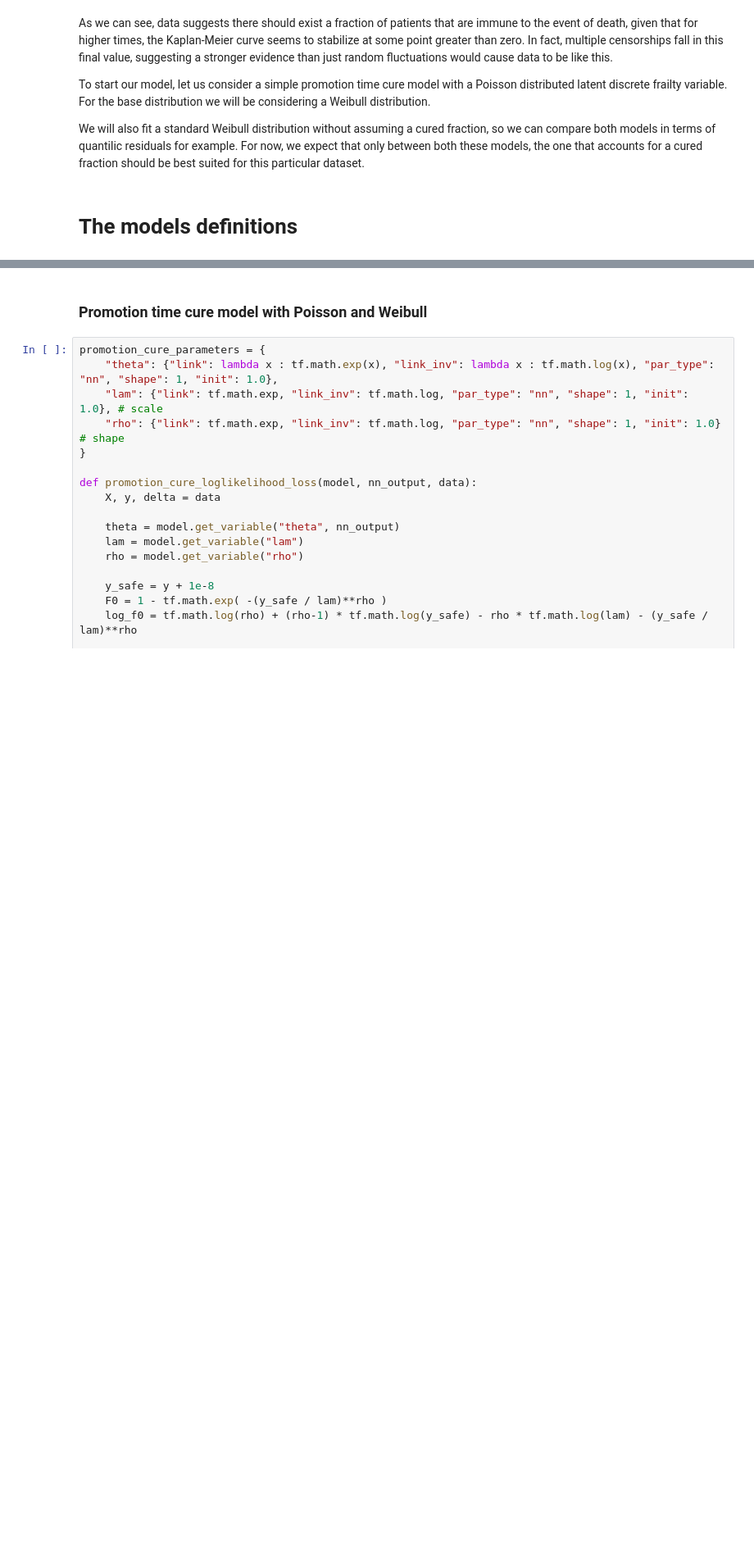
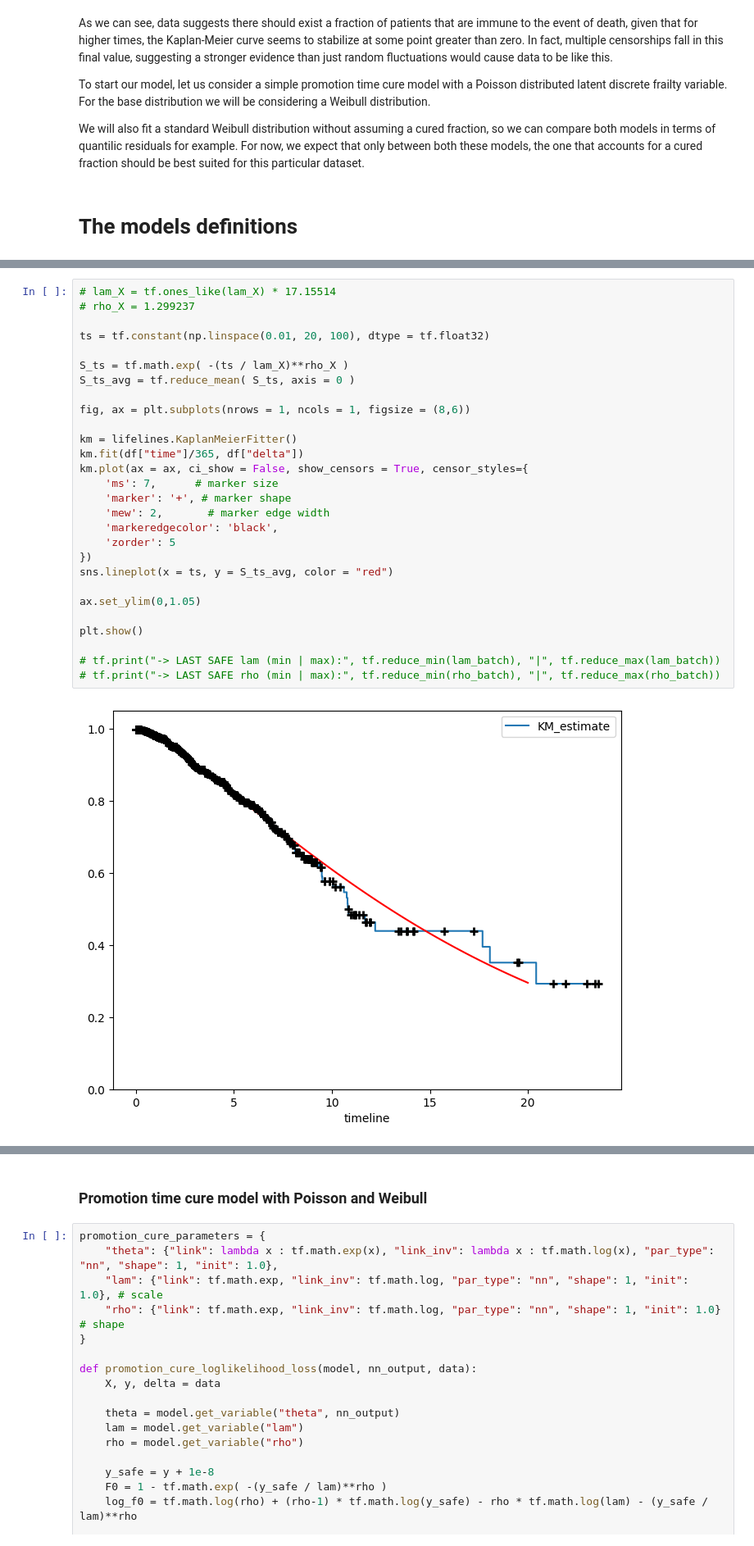
Before and after one commit to nhilariosilva/thetaflow_method_paper, a Jupyter notebook: TCGA-BRCA/TCGA-BRCA.ipynb, the cells around one changed output, grey strips where cells are left out. Shown at 82% size. Cells and saved outputs as stored; diff of their text form; blank space fills up the shorter version.

```diff
--- a/TCGA-BRCA/TCGA-BRCA.ipynb
+++ b/TCGA-BRCA/TCGA-BRCA.ipynb
@@ -285,0 +275,30 @@ Optimizing... Epoch: [ 150 / 15000 ]  | Loss:  nan | Param Dist:  -nan | Indepen
+# %%
+# lam_X = tf.ones_like(lam_X) * 17.15514
+# rho_X = 1.299237
+
+ts = tf.constant(np.linspace(0.01, 20, 100), dtype = tf.float32)
+
+S_ts = tf.math.exp( -(ts / lam_X)**rho_X )
+S_ts_avg = tf.reduce_mean( S_ts, axis = 0 )
+
+fig, ax = plt.subplots(nrows = 1, ncols = 1, figsize = (8,6))
+
+km = lifelines.KaplanMeierFitter()
+km.fit(df["time"]/365, df["delta"])
+km.plot(ax = ax, ci_show = False, show_censors = True, censor_styles={
+    'ms': 7,      # marker size
+    'marker': '+', # marker shape
+    'mew': 2,       # marker edge width
+    'markeredgecolor': 'black',
+    'zorder': 5
+})
+sns.lineplot(x = ts, y = S_ts_avg, color = "red")
+
+ax.set_ylim(0,1.05)
+
+plt.show()
+
+# tf.print("-> LAST SAFE lam (min | max):", tf.reduce_min(lam_batch), "|", tf.reduce_max(lam_batch))
+# tf.print("-> LAST SAFE rho (min | max):", tf.reduce_min(rho_batch), "|", tf.reduce_max(rho_batch))
+# %% [output]
+[figure, added]
```
Also changed, not shown: parts of 13 cells of this notebook, 2 other files.
